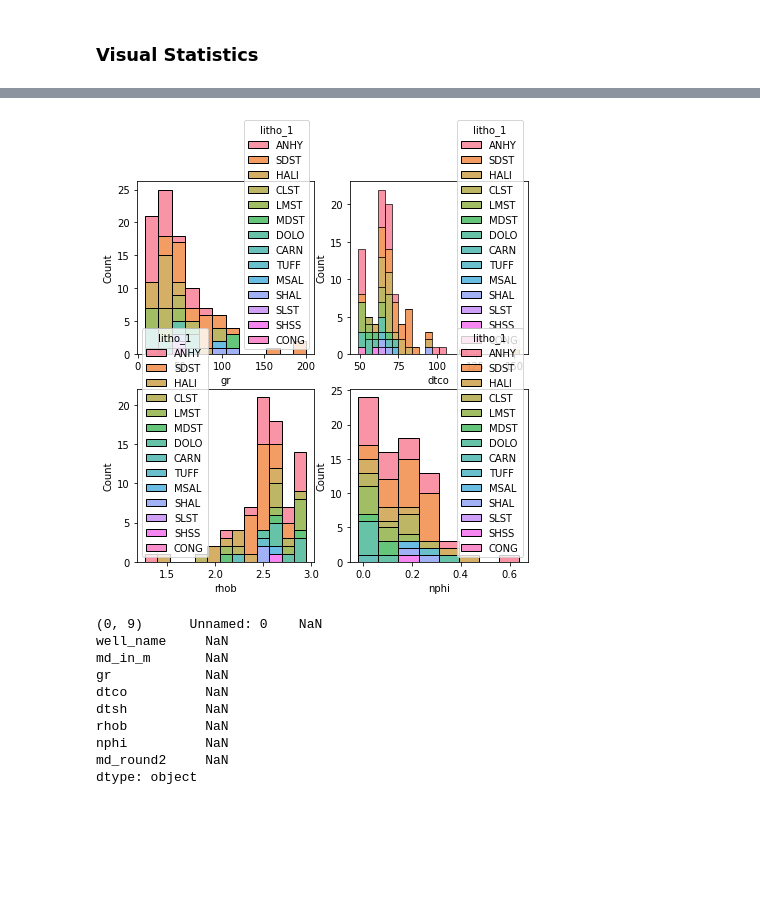
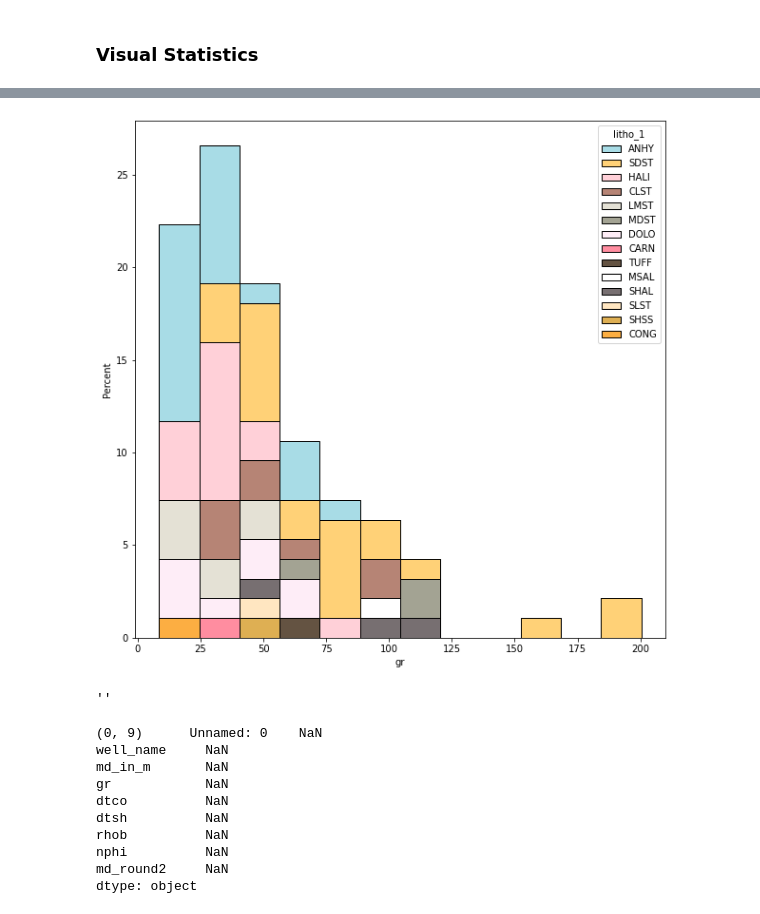
Before and after one commit to lsdR94/OpendTect_wells_to_PSQL, a Jupyter notebook: Data_Analysis.ipynb, the cells around one changed output, grey strips where cells are left out. Saved outputs shown, nothing was run; the diff lists cells and outputs as text; code cells hidden in the pictures; blank space fills up the shorter version.

Commit message:
added rock and minerals color palette to histograms

```diff
--- a/Data_Analysis.ipynb
+++ b/Data_Analysis.ipynb
@@ -47,9 +47,13 @@ sliced_litho = pd.read_csv(
     csv_path + os.path.join("\\sliced_litho.csv")
 )
 dropped_wells = [
-    '41/10- 1', '41/10a- 2Z', '41/14- 1', '41/15- 1', '42/18- 2',
-    '42/21- 1', '42/22- 1', '43/03- 1', '43/05- 1', '44/12- 1'
+    '41/10- 1', '41/10a- 2Z', '41/14- 1', '41/15- 1', '41/20- 1', '41/25a- 1',
+    '42/16- 1', '42/18- 2','42/21- 1', '42/22- 1',
+    '43/03- 1', '43/05- 1',
+    '44/12- 1'
 ]
+# Dropping wells
 sliced_litho_logs_df = sliced_litho_logs_df[~sliced_litho_logs_df.well_name.isin(dropped_wells)]
 sliced_logs = sliced_logs[~sliced_logs.well_name.isin(dropped_wells)]
+sliced_litho = sliced_litho[~sliced_litho.well_name.isin(dropped_wells)]
 # %%
@@ -290,12 +332,41 @@ print(sliced_logs[sliced_logs["rhob"] >= 3].to_string())
 # %%
-fig, axs = plt.subplots(2,2, figsize=(7,7))
-sb.histplot(litho1_no_nans_df, x="gr", hue="litho_1", multiple="stack", ax=axs[0, 0])
-sb.histplot(litho1_no_nans_df, x="dtco", hue="litho_1", multiple="stack", ax=axs[0, 1])
-sb.histplot(litho1_no_nans_df, x="rhob", hue="litho_1", multiple="stack", ax=axs[1, 0])
-sb.histplot(litho1_no_nans_df, x="nphi", hue="litho_1", multiple="stack", ax=axs[1, 1])
+palette_l ={
+    "ANHY": "#8bd1de",
+    "CARN": "#ff6780",
+    "HALI": "#ffc1cb",
+    "MSAL": "#ffffff",
+    "POLY": "#ff1f44 ",
+    "PSAL": "#ff6781",
+    "SYLV": "#ff6781",
+    "GYPS": "#eeede4",
+    "EVAP": "#d1edf2",
+    "DOLO": "#fee8f5",
+    "LMST": "#dcd8c7",
+    "MDST": "#84846f",
+    "CLST": "#9E5B47",
+    "SHAL": "#4a3f41",
+    "SHSS": "#d39519",
+    "SLST": "#FFDEAD",
+    "SDST": "#FFC249",
+    "TUFF": "#301A03",
+    "CONG": "#fc9303"
+}
+
+fig, axs = plt.subplots(figsize=(10,10))
+gr_hist = sb.histplot(litho1_no_nans_df, x="gr", hue="litho_1", multiple="stack", ax=axs, stat="percent", palette=palette_l, legend=True)
+
+# # dtco_hist = sb.histplot(litho1_no_nans_df, x="dtco", hue="litho_1", multiple="stack", ax=axs[0, 1], stat="percent", legend=False)
+# # rhob_hist = sb.histplot(litho1_no_nans_df, x="rhob", hue="litho_1", multiple="stack", ax=axs[1, 0], stat="percent", legend=False)
+# # drho_hist = sb.histplot(litho1_no_nans_df, x="drho", hue="litho_1", multiple="stack", ax=axs[1, 1], stat="percent", legend=False)
+# # nphi_hist = sb.histplot(litho1_no_nans_df, x="nphi", hue="litho_1", multiple="stack", ax=axs[2, 0], stat="percent", legend=False)
+# # pef_hist = sb.histplot(litho1_no_nans_df, x="pef", hue="litho_1", multiple="stack", ax=axs[2, 1], stat="percent", legend=True)
 plt.show()
 # %% [output]
-[figure, old version]
+[figure, new version]
+# %%
+l.get_label()
+# %% [output]
+''
 # %%
 well = "39/11- 1"
 pd.set_option("display.max_row", 10)
```
Also changed, not shown: parts of 16 cells of this notebook.
